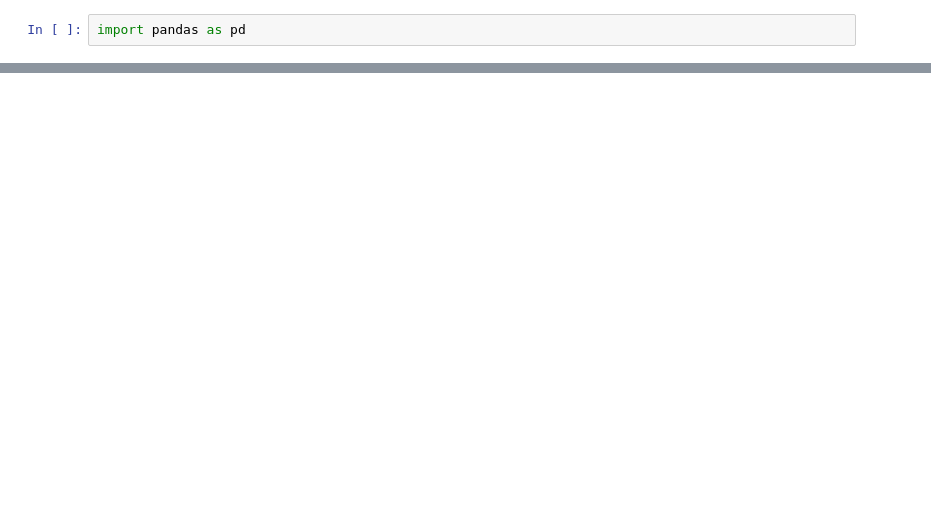
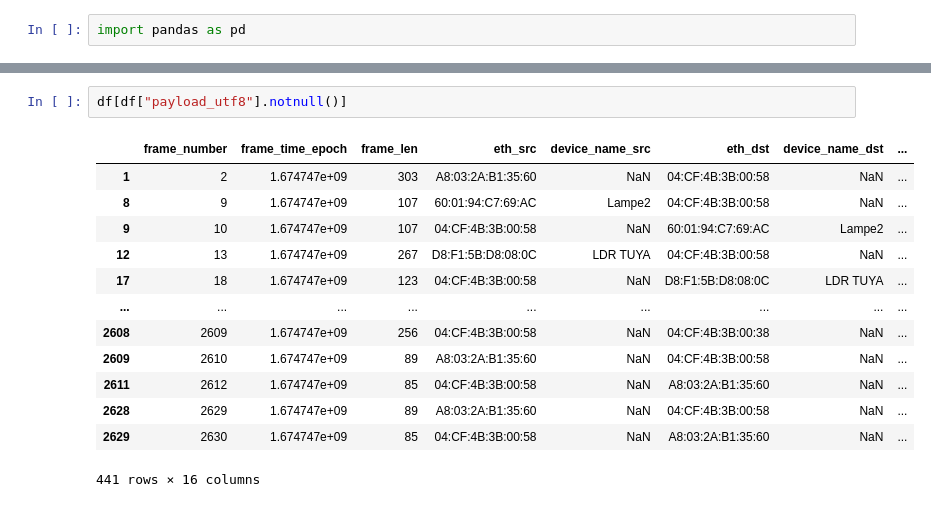
Before and after one commit to Abdulnaser98/IT-Sicherheit-Praktikum, a Jupyter notebook: analysis/analysis.ipynb, the cells around one changed output, grey strips where cells are left out. Cells and saved outputs as stored; diff of their text form; blank space fills up the shorter version.

```diff
--- a/analysis/analysis.ipynb
+++ b/analysis/analysis.ipynb
@@ -11,0 +52,16 @@ print(os.getcwd())
+# %%
+df[df["payload_utf8"].notnull()]
+# %% [output]
+|  | frame_number | frame_time_epoch | frame_len | eth_src | device_name_src | eth_dst | device_name_dst | ... |
+| 1 | 2 | 1.674747e+09 | 303 | A8:03:2A:B1:35:60 | NaN | 04:CF:4B:3B:00:58 | NaN | ... |
+| 8 | 9 | 1.674747e+09 | 107 | 60:01:94:C7:69:AC | Lampe2 | 04:CF:4B:3B:00:58 | NaN | ... |
+| 9 | 10 | 1.674747e+09 | 107 | 04:CF:4B:3B:00:58 | NaN | 60:01:94:C7:69:AC | Lampe2 | ... |
+| 12 | 13 | 1.674747e+09 | 267 | D8:F1:5B:D8:08:0C | LDR TUYA | 04:CF:4B:3B:00:58 | NaN | ... |
+| 17 | 18 | 1.674747e+09 | 123 | 04:CF:4B:3B:00:58 | NaN | D8:F1:5B:D8:08:0C | LDR TUYA | ... |
+| ... | ... | ... | ... | ... | ... | ... | ... | ... |
+| 2608 | 2609 | 1.674747e+09 | 256 | 04:CF:4B:3B:00:58 | NaN | 04:CF:4B:3B:00:38 | NaN | ... |
+| 2609 | 2610 | 1.674747e+09 | 89 | A8:03:2A:B1:35:60 | NaN | 04:CF:4B:3B:00:58 | NaN | ... |
+| 2611 | 2612 | 1.674747e+09 | 85 | 04:CF:4B:3B:00:58 | NaN | A8:03:2A:B1:35:60 | NaN | ... |
+| 2628 | 2629 | 1.674747e+09 | 89 | A8:03:2A:B1:35:60 | NaN | 04:CF:4B:3B:00:58 | NaN | ... |
+| 2629 | 2630 | 1.674747e+09 | 85 | 04:CF:4B:3B:00:58 | NaN | A8:03:2A:B1:35:60 | NaN | ... |
+441 rows × 16 columns
```
Also changed, not shown: parts of 11 cells of this notebook.
